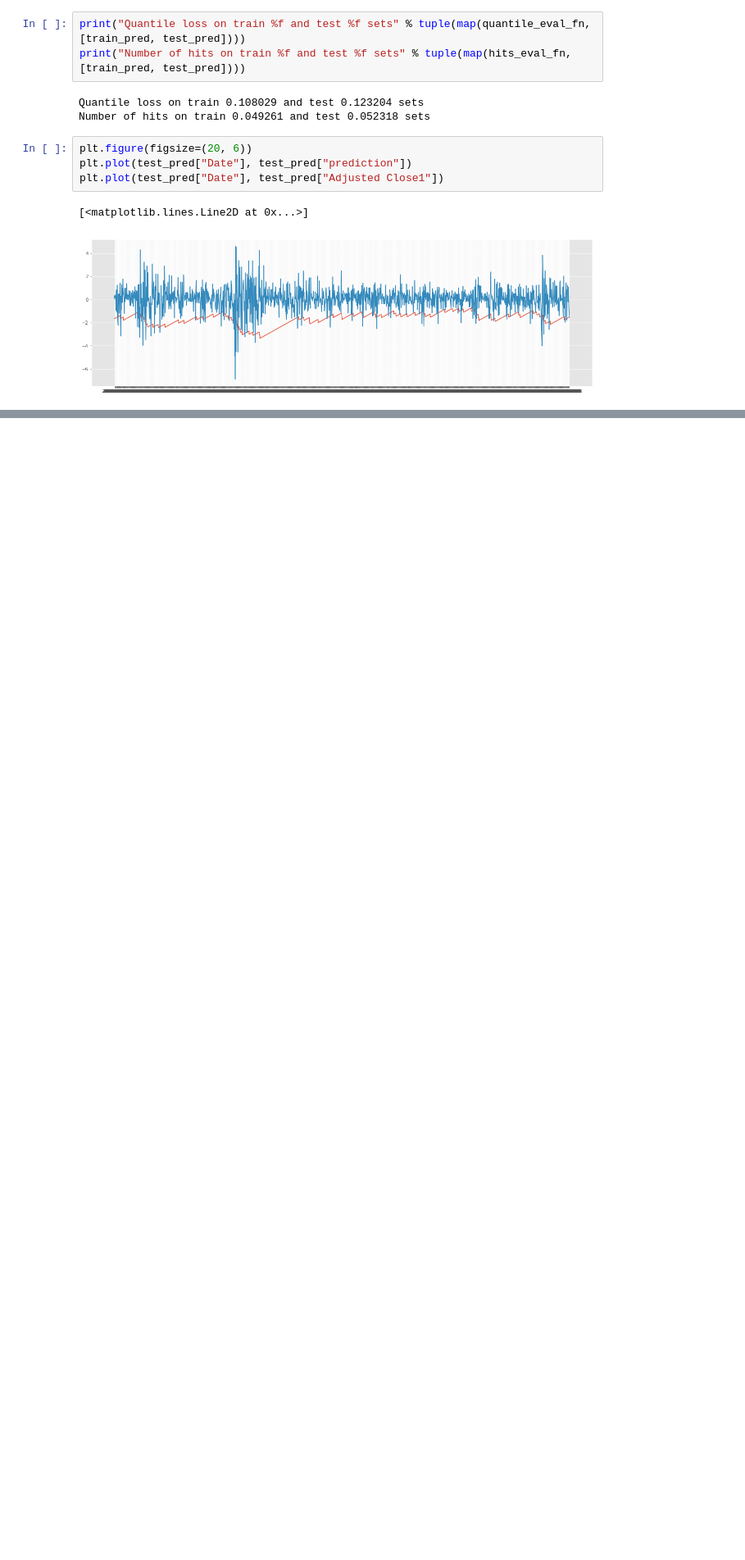
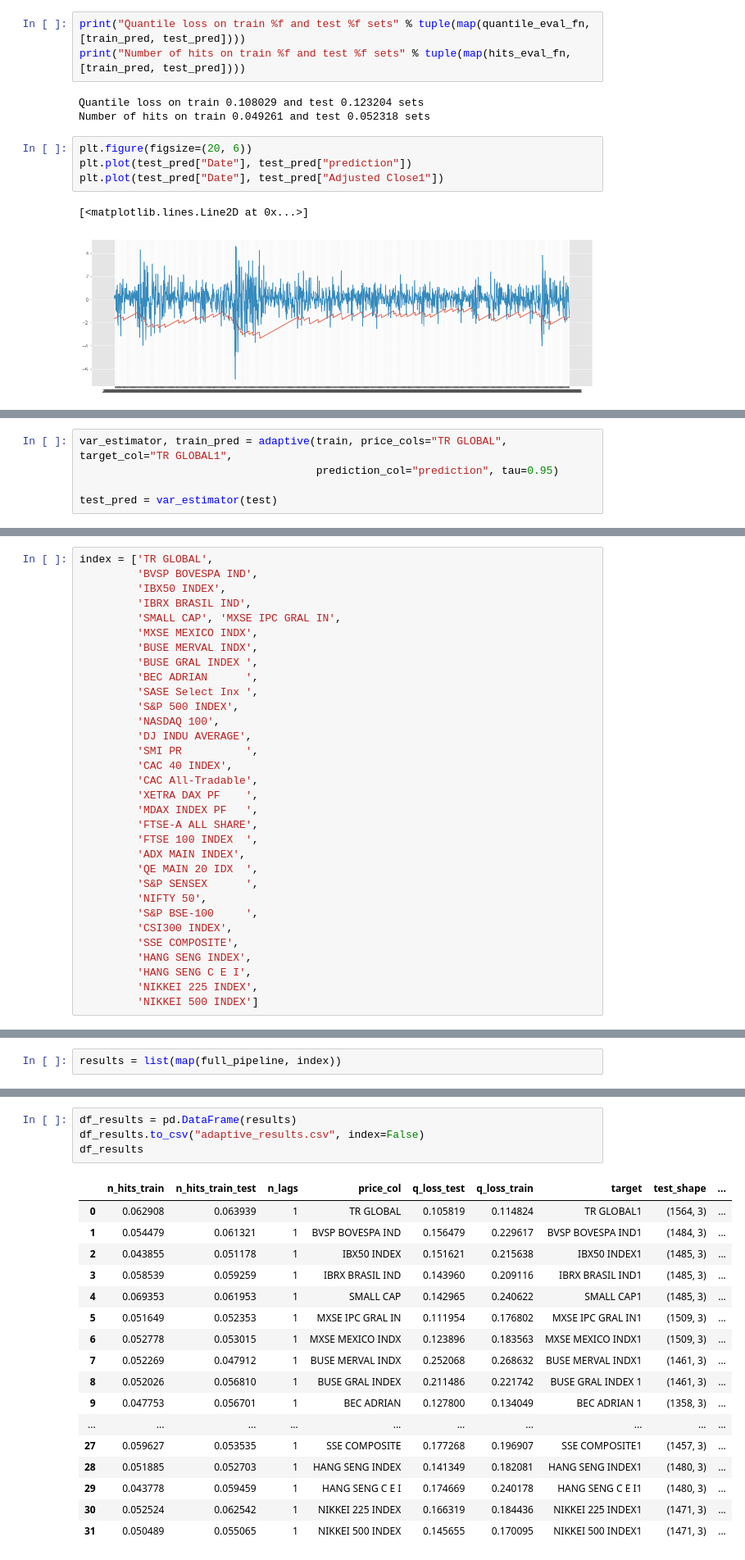
Before and after one commit to lamfo-unb/QRNN, a Jupyter notebook: notebooks/Adaptive.ipynb, the cells around one changed output, grey strips where cells are left out. Shown at 82% size. Drawn from its saved outputs; the diff is of its cells as text; blank space fills up the shorter version.

Commit message:
add results in other dbs

```diff
--- a/notebooks/Adaptive.ipynb
+++ b/notebooks/Adaptive.ipynb
@@ -70,0 +100,5 @@ plt.plot(test_pred["Date"], test_pred["Adjusted Close1"])
+# %%
+var_estimator, train_pred = adaptive(train, price_cols="TR GLOBAL", target_col="TR GLOBAL1",
+                                     prediction_col="prediction", tau=0.95)
+
+test_pred = var_estimator(test)
@@ -70,0 +120,32 @@ plt.plot(test_pred["Date"], test_pred["Adjusted Close1"])
+# %%
+index = ['TR GLOBAL',
+         'BVSP BOVESPA IND',
+         'IBX50 INDEX',
+         'IBRX BRASIL IND',
+         'SMALL CAP', 'MXSE IPC GRAL IN',
+         'MXSE MEXICO INDX',
+         'BUSE MERVAL INDX',
+         'BUSE GRAL INDEX ',
+         'BEC ADRIAN      ',
+         'SASE Select Inx ',
+         'S&P 500 INDEX',
+         'NASDAQ 100',
+         'DJ INDU AVERAGE',
+         'SMI PR          ',
+         'CAC 40 INDEX',
+         'CAC All-Tradable',
+         'XETRA DAX PF    ',
+         'MDAX INDEX PF   ',
+         'FTSE-A ALL SHARE',
+         'FTSE 100 INDEX  ',
+         'ADX MAIN INDEX',
+         'QE MAIN 20 IDX  ',
+         'S&P SENSEX      ',
+         'NIFTY 50',
+         'S&P BSE-100     ',
+         'CSI300 INDEX',
+         'SSE COMPOSITE',
+         'HANG SENG INDEX',
+         'HANG SENG C E I',
+         'NIKKEI 225 INDEX',
+         'NIKKEI 500 INDEX']
@@ -70,0 +206,2 @@ plt.plot(test_pred["Date"], test_pred["Adjusted Close1"])
+# %%
+results = list(map(full_pipeline, index))
@@ -70,0 +226,22 @@ plt.plot(test_pred["Date"], test_pred["Adjusted Close1"])
+# %%
+df_results = pd.DataFrame(results)
+df_results.to_csv("adaptive_results.csv", index=False)
+df_results
+# %% [output]
+|  | n_hits_train | n_hits_train_test | n_lags | price_col | q_loss_test | q_loss_train | target | test_shape | ... |
+| 0 | 0.062908 | 0.063939 | 1 | TR GLOBAL | 0.105819 | 0.114824 | TR GLOBAL1 | (1564, 3) | ... |
+| 1 | 0.054479 | 0.061321 | 1 | BVSP BOVESPA IND | 0.156479 | 0.229617 | BVSP BOVESPA IND1 | (1484, 3) | ... |
+| 2 | 0.043855 | 0.051178 | 1 | IBX50 INDEX | 0.151621 | 0.215638 | IBX50 INDEX1 | (1485, 3) | ... |
+| 3 | 0.058539 | 0.059259 | 1 | IBRX BRASIL IND | 0.143960 | 0.209116 | IBRX BRASIL IND1 | (1485, 3) | ... |
+| 4 | 0.069353 | 0.061953 | 1 | SMALL CAP | 0.142965 | 0.240622 | SMALL CAP1 | (1485, 3) | ... |
+| 5 | 0.051649 | 0.052353 | 1 | MXSE IPC GRAL IN | 0.111954 | 0.176802 | MXSE IPC GRAL IN1 | (1509, 3) | ... |
+| 6 | 0.052778 | 0.053015 | 1 | MXSE MEXICO INDX | 0.123896 | 0.183563 | MXSE MEXICO INDX1 | (1509, 3) | ... |
+| 7 | 0.052269 | 0.047912 | 1 | BUSE MERVAL INDX | 0.252068 | 0.268632 | BUSE MERVAL INDX1 | (1461, 3) | ... |
+| 8 | 0.052026 | 0.056810 | 1 | BUSE GRAL INDEX | 0.211486 | 0.221742 | BUSE GRAL INDEX 1 | (1461, 3) | ... |
+| 9 | 0.047753 | 0.056701 | 1 | BEC ADRIAN | 0.127800 | 0.134049 | BEC ADRIAN 1 | (1358, 3) | ... |
+| ... | ... | ... | ... | ... | ... | ... | ... | ... | ... |
+| 27 | 0.059627 | 0.053535 | 1 | SSE COMPOSITE | 0.177268 | 0.196907 | SSE COMPOSITE1 | (1457, 3) | ... |
+| 28 | 0.051885 | 0.052703 | 1 | HANG SENG INDEX | 0.141349 | 0.182081 | HANG SENG INDEX1 | (1480, 3) | ... |
+| 29 | 0.043778 | 0.059459 | 1 | HANG SENG C E I | 0.174669 | 0.240178 | HANG SENG C E I1 | (1480, 3) | ... |
+| 30 | 0.052524 | 0.062542 | 1 | NIKKEI 225 INDEX | 0.166319 | 0.184436 | NIKKEI 225 INDEX1 | (1471, 3) | ... |
+| 31 | 0.050489 | 0.055065 | 1 | NIKKEI 500 INDEX | 0.145655 | 0.170095 | NIKKEI 500 INDEX1 | (1471, 3) | ... |
```
Also changed, not shown: parts of 7 cells of this notebook, 4 other files.
